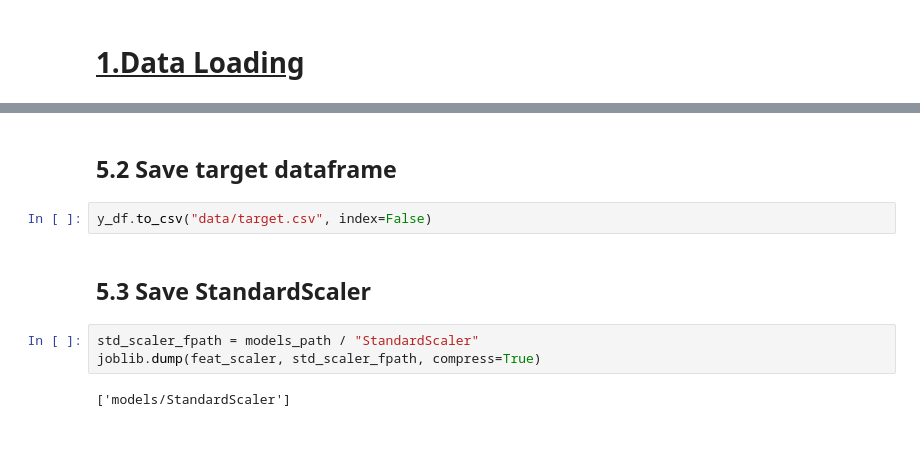
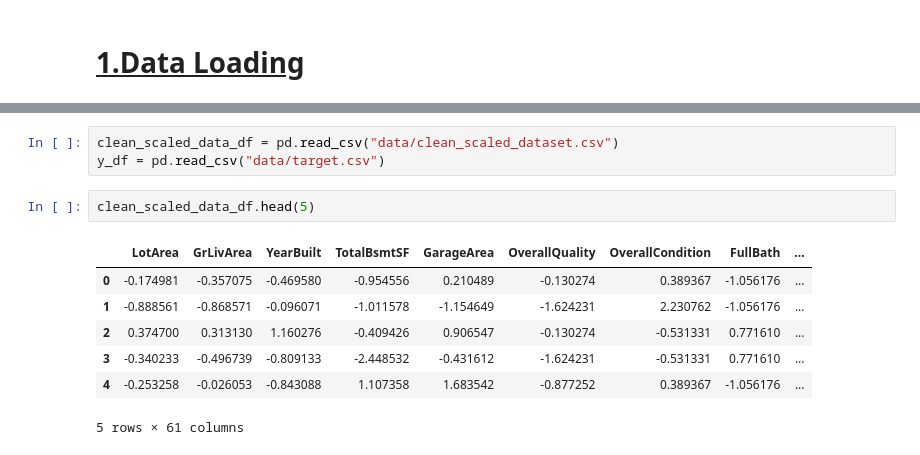
Before and after one commit to mossdet/dlp-test, a Jupyter notebook: 05_Train_Model.ipynb, the cells around one changed output, grey strips where cells are left out. Drawn from its saved outputs; the diff is of its cells as text.

```diff
--- a/05_Train_Model.ipynb
+++ b/05_Train_Model.ipynb
@@ -137,11 +25,13 @@ clean_scaled_data_df.to_csv("data/clean_scaled_dataset.csv", index=False)
-# %% [markdown]
-## 5.2 Save target dataframe
-# %%
-y_df.to_csv("data/target.csv", index=False)
-# %% [markdown]
-## 5.3 Save StandardScaler
-# %%
-std_scaler_fpath = models_path / "StandardScaler"
-joblib.dump(feat_scaler, std_scaler_fpath, compress=True)
-# %% [output]
-['models/StandardScaler']
+# %%
+clean_scaled_data_df = pd.read_csv("data/clean_scaled_dataset.csv")
+y_df = pd.read_csv("data/target.csv")
+# %%
+clean_scaled_data_df.head(5)
+# %% [output]
+|  | LotArea | GrLivArea | YearBuilt | TotalBsmtSF | GarageArea | OverallQuality | OverallCondition | FullBath | ... |
+| 0 | -0.174981 | -0.357075 | -0.469580 | -0.954556 | 0.210489 | -0.130274 | 0.389367 | -1.056176 | ... |
+| 1 | -0.888561 | -0.868571 | -0.096071 | -1.011578 | -1.154649 | -1.624231 | 2.230762 | -1.056176 | ... |
+| 2 | 0.374700 | 0.313130 | 1.160276 | -0.409426 | 0.906547 | -0.130274 | -0.531331 | 0.771610 | ... |
+| 3 | -0.340233 | -0.496739 | -0.809133 | -2.448532 | -0.431612 | -1.624231 | -0.531331 | 0.771610 | ... |
+| 4 | -0.253258 | -0.026053 | -0.843088 | 1.107358 | 1.683542 | -0.877252 | 0.389367 | -1.056176 | ... |
+5 rows × 61 columns
```
Also changed, not shown: parts of 41 cells of this notebook, 5 other files.
